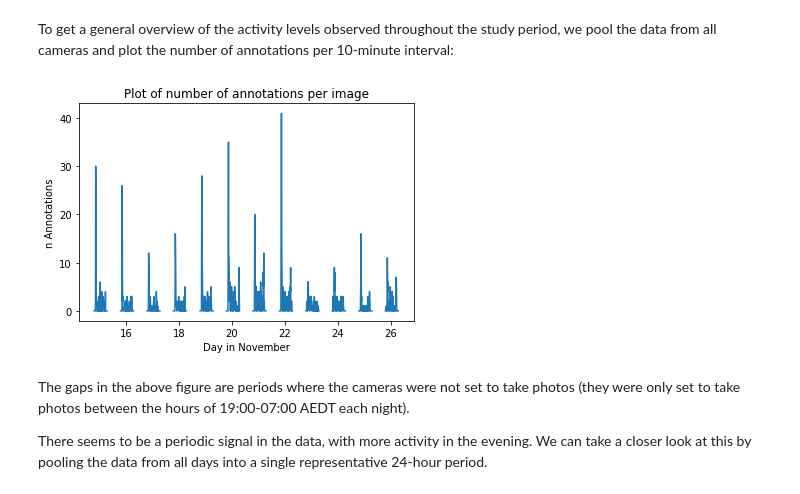
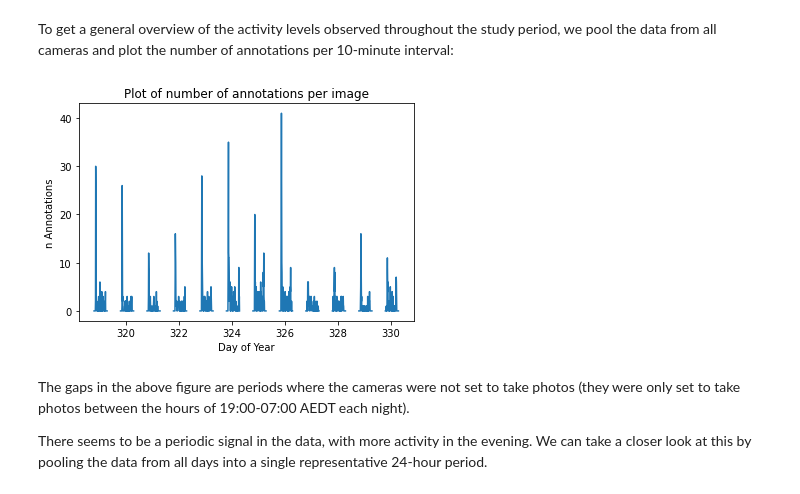
Before and after one commit to J-Wall/camfi, a Jupyter notebook: examples/activity_analysis.ipynb, the cells around one changed output. Saved outputs shown, nothing was run; the diff lists cells and outputs as text; code cells hidden in the pictures.

```diff
--- a/examples/activity_analysis.ipynb
+++ b/examples/activity_analysis.ipynb
@@ -131,35 +135,35 @@ Total annotations: 1419
 # %% [markdown]
 To get a general overview of the activity levels observed throughout the study period, we pool the data from all cameras and plot the number of annotations per 10-minute interval:
 # %%
-df["novemberday"] = df["timestamp"].dt.day.values + \
-                    df["timestamp"].dt.hour.values / 24 + \
-                    df["timestamp"].dt.minute.values / 1440
+df["dayofyear"] = df["timestamp"].dt.dayofyear + \
+                  df["timestamp"].dt.hour.values / 24 + \
+                  df["timestamp"].dt.minute.values / 1440
 
 fig = plt.figure()
 ax = fig.add_subplot(
     111,
     title="Plot of number of annotations per image",
     ylabel="n Annotations",
-    xlabel="Day in November"
+    xlabel="Day of Year"
 )
 
 h, bx, by = np.histogram2d(
-    df["novemberday"],
+    df["dayofyear"],
     df["n_annotations"],
     bins = [
-        np.arange(min(df["novemberday"]) - 1 / 288, max(df["novemberday"]) + 1 / 288, 1 / 144),
+        np.arange(min(df["dayofyear"]) - 1 / 288, max(df["dayofyear"]) + 1 / 288, 1 / 144),
         np.arange(-0.5, max(df["n_annotations"]) + 1, 1)
     ]
 )
 
 b_midpoints = (bx[:-1] + bx[1:]) / 2
 
 n_annotations_per10min = (h * np.arange(h.shape[1]).reshape((1, h.shape[1]))).sum(axis=1)
 n_annotations_per10min[h.sum(axis=1) == 0.] = np.nan
 
 p = ax.plot(b_midpoints, n_annotations_per10min)
 # %% [output]
-[figure, old version]
+[figure, new version]
 # %% [markdown]
 The gaps in the above figure are periods where the cameras were not set to take photos (they were only set to take photos between the hours of 19:00-07:00 AEDT each night).
 
```
Also changed, not shown: parts of 26 cells of this notebook, 4 other files.
